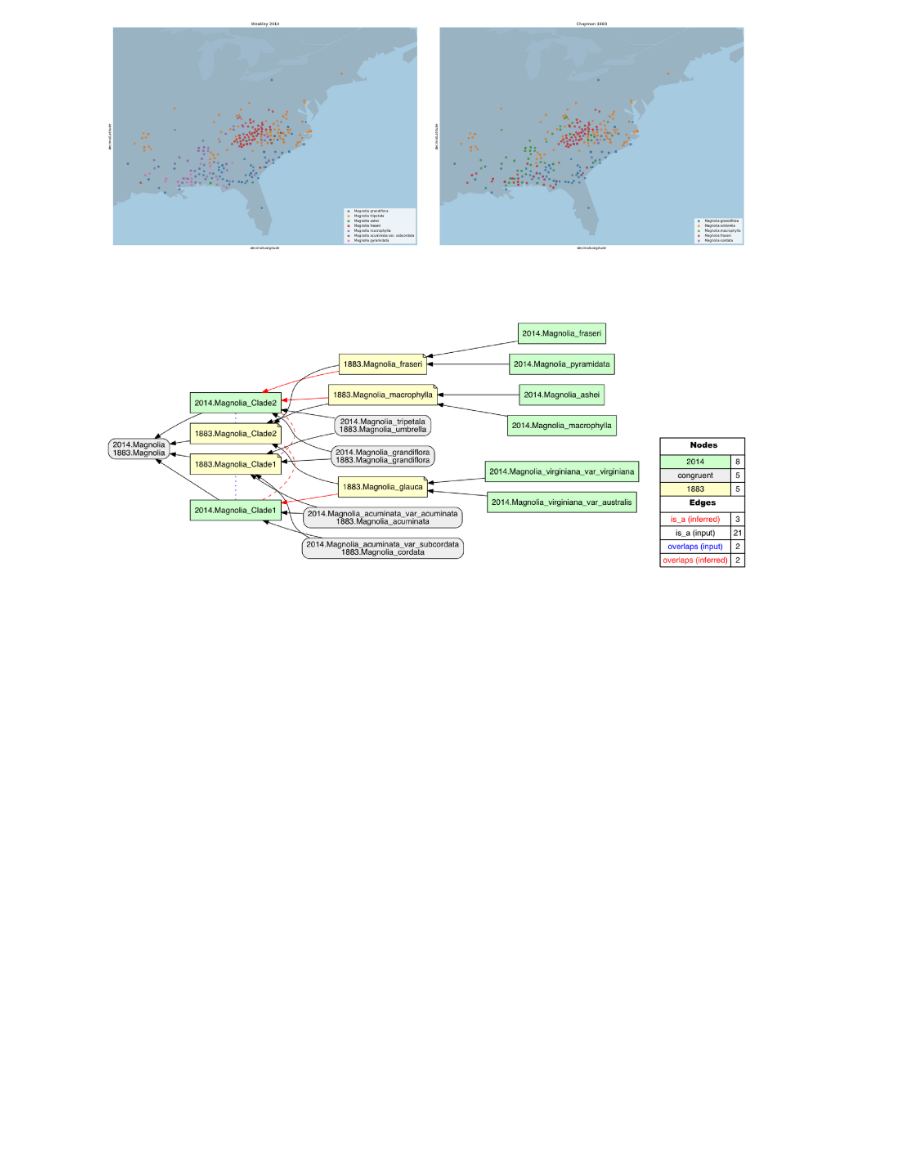
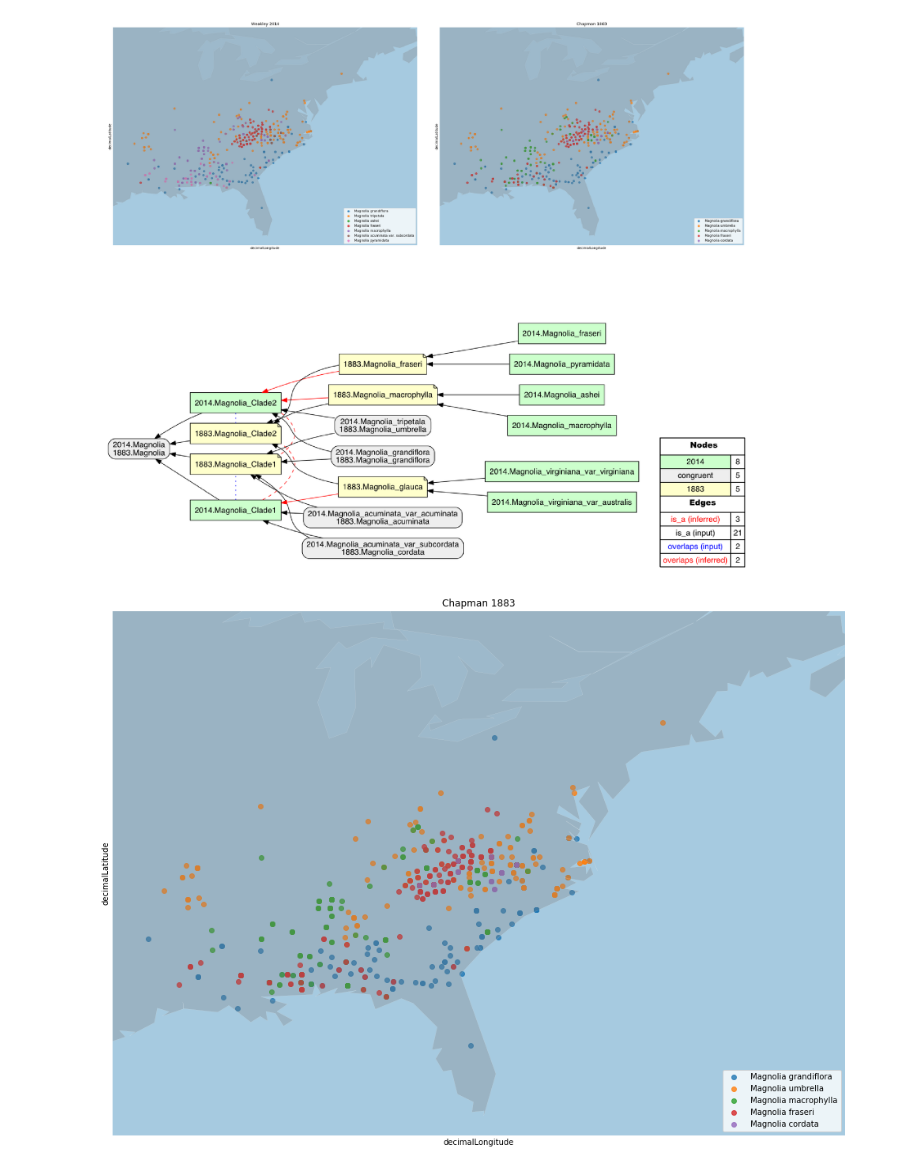
Before and after one commit to idaks/wt-biodiversity-summer-2018, a Jupyter notebook: Magnolia_all.ipynb, the cells around one changed output. Drawn from its saved outputs; the diff is of its cells as text; code cells hidden in the pictures; blank space fills up the shorter version.

Commit message:
update visualization notebook

```diff
--- a/Magnolia_all.ipynb
+++ b/Magnolia_all.ipynb
@@ -224,3 +206,10 @@ plt.tight_layout()
 plt.savefig('comparison2014_1883', bbox_inches='tight') #This saves the whole layout of the three images as one figure
 # %% [output]
 [figure]
+# %%
+#d
+test=pd.read_csv("MagnoliaSecChapman1883test.csv",error_bad_lines=False)
+# %%
+plotdata(test,'Chapman 1883')
+# %% [output]
+[figure, added]
```
Also changed, not shown: parts of 1 cell of this notebook.
